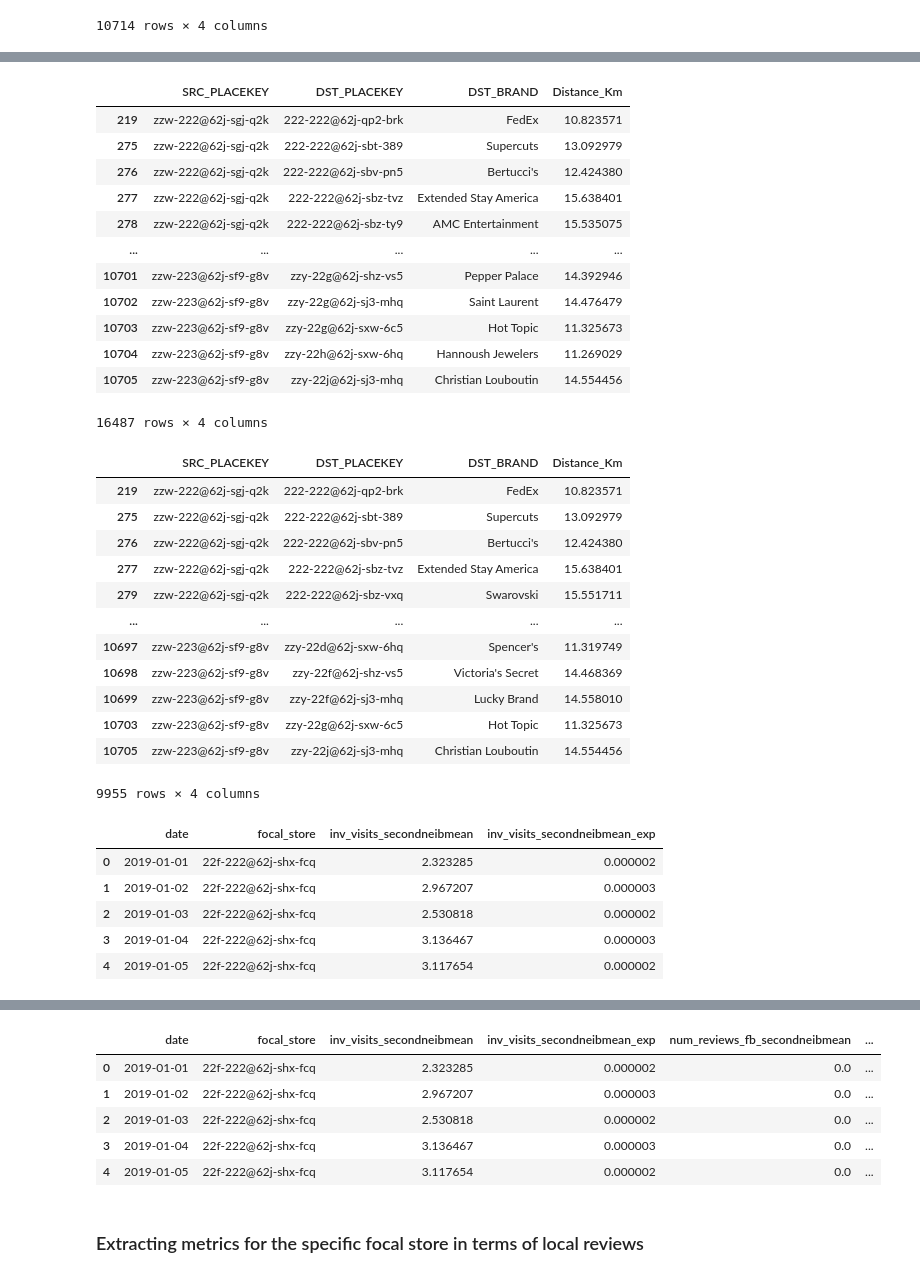
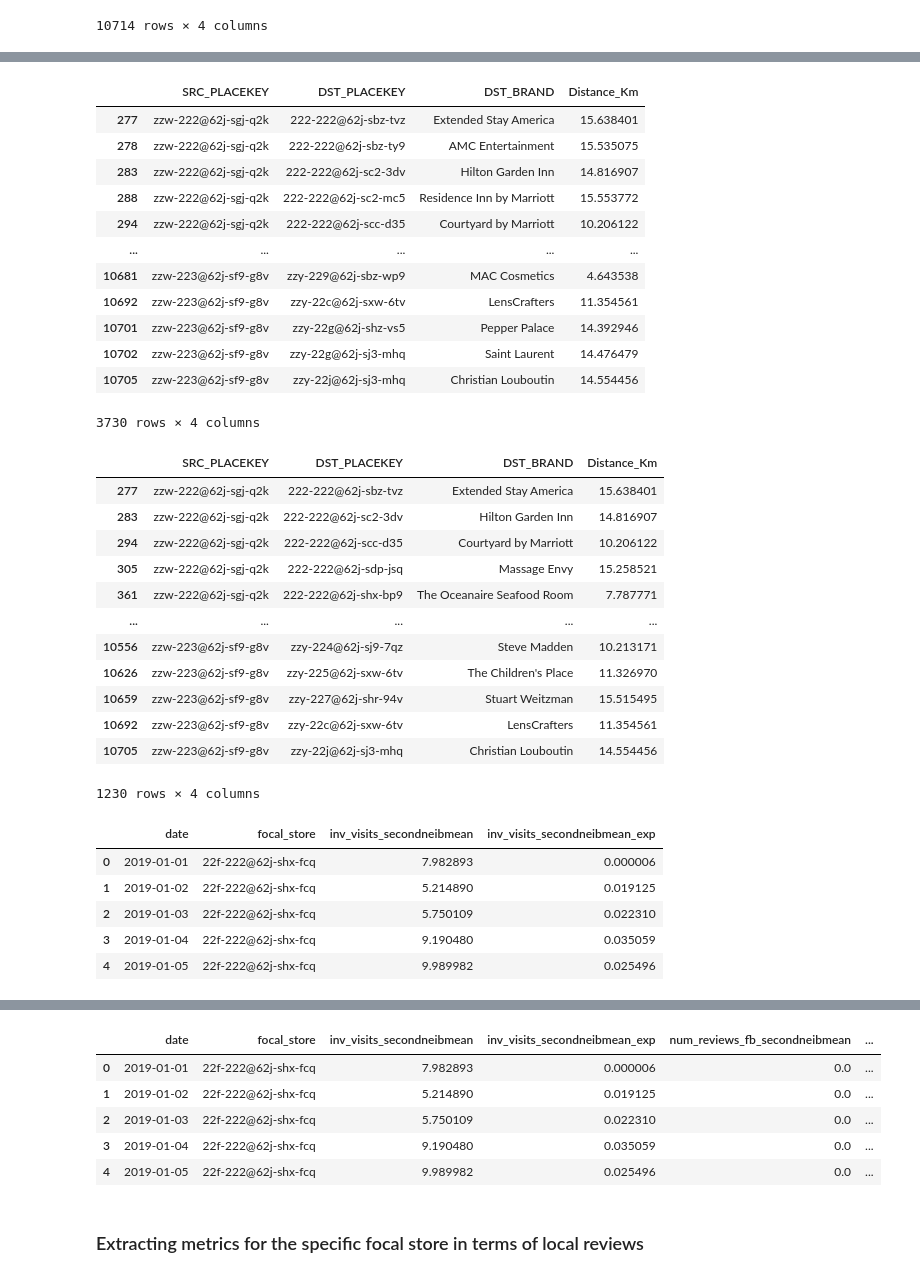
Before and after one commit to embedded-robotics/local-business-network, a Jupyter notebook: step3_calculations.ipynb, the cells around one changed output, grey strips where cells are left out. Saved outputs shown, nothing was run; the diff lists cells and outputs as text; code cells hidden in the pictures.

```diff
--- a/step3_calculations.ipynb
+++ b/step3_calculations.ipynb
@@ -277,3 +279,6 @@ foc_store
+# %%
+foc_store_all_first_degree_neibs = distance_results[(distance_results['From_PLACEKEY'] == foc_store) & (distance_results['Distance_km'] <= 16.0934)]['To_PLACEKEY'].to_list()
+foc_store_all_first_degree_neibs_brands = brands_visits[brands_visits['PLACEKEY'].isin(foc_store_all_first_degree_neibs)]['brand_visitation'].unique().tolist()
 # %%
 foc_store_first_degree_neibs = focal_stores_first_degree_neib[focal_stores_first_degree_neib['From_PLACEKEY'] == foc_store]['To_PLACEKEY'].to_list()
 foc_store_first_degree_neibs
@@ -464,39 +493,40 @@ for i in range(len(foc_store_first_degree_neibs)):
 # %%
 # Excluding first degree neighboring brand, all the first degree neighbors brand stores, and calculating the second degree neighbors (less than 1 mile)
-second_neib_df = second_neib_df[(second_neib_df['DST_BRAND'] != unique_neib) &
+second_neib_df = second_neib_df[(~second_neib_df['DST_BRAND'].isin(foc_store_all_first_degree_neibs_brands)) &
+                                (second_neib_df['DST_BRAND'] != unique_neib) &
                                 (second_neib_df['Distance_Km']<=16.0934)]
 second_neib_df
 # %% [output]
 |  | SRC_PLACEKEY | DST_PLACEKEY | DST_BRAND | Distance_Km |
-| 219 | zzw-222@62j-sgj-q2k | 222-222@62j-qp2-brk | FedEx | 10.823571 |
-| 275 | zzw-222@62j-sgj-q2k | 222-222@62j-sbt-389 | Supercuts | 13.092979 |
-| 276 | zzw-222@62j-sgj-q2k | 222-222@62j-sbv-pn5 | Bertucci's | 12.424380 |
 | 277 | zzw-222@62j-sgj-q2k | 222-222@62j-sbz-tvz | Extended Stay America | 15.638401 |
 | 278 | zzw-222@62j-sgj-q2k | 222-222@62j-sbz-ty9 | AMC Entertainment | 15.535075 |
+| 283 | zzw-222@62j-sgj-q2k | 222-222@62j-sc2-3dv | Hilton Garden Inn | 14.816907 |
+| 288 | zzw-222@62j-sgj-q2k | 222-222@62j-sc2-mc5 | Residence Inn by Marriott | 15.553772 |
+| 294 | zzw-222@62j-sgj-q2k | 222-222@62j-scc-d35 | Courtyard by Marriott | 10.206122 |
 | ... | ... | ... | ... | ... |
+| 10681 | zzw-223@62j-sf9-g8v | zzy-229@62j-sbz-wp9 | MAC Cosmetics | 4.643538 |
+| 10692 | zzw-223@62j-sf9-g8v | zzy-22c@62j-sxw-6tv | LensCrafters | 11.354561 |
 | 10701 | zzw-223@62j-sf9-g8v | zzy-22g@62j-shz-vs5 | Pepper Palace | 14.392946 |
 | 10702 | zzw-223@62j-sf9-g8v | zzy-22g@62j-sj3-mhq | Saint Laurent | 14.476479 |
-| 10703 | zzw-223@62j-sf9-g8v | zzy-22g@62j-sxw-6c5 | Hot Topic | 11.325673 |
-| 10704 | zzw-223@62j-sf9-g8v | zzy-22h@62j-sxw-6hq | Hannoush Jewelers | 11.269029 |
 | 10705 | zzw-223@62j-sf9-g8v | zzy-22j@62j-sj3-mhq | Christian Louboutin | 14.554456 |
-16487 rows × 4 columns
+3730 rows × 4 columns
 # %%
 second_neib_df_local_reviews = second_neib_df[second_neib_df['DST_BRAND'].isin(brand_visit_local_reviews_list)]
 second_neib_df_local_reviews
 # %% [output]
 |  | SRC_PLACEKEY | DST_PLACEKEY | DST_BRAND | Distance_Km |
-| 219 | zzw-222@62j-sgj-q2k | 222-222@62j-qp2-brk | FedEx | 10.823571 |
-| 275 | zzw-222@62j-sgj-q2k | 222-222@62j-sbt-389 | Supercuts | 13.092979 |
-| 276 | zzw-222@62j-sgj-q2k | 222-222@62j-sbv-pn5 | Bertucci's | 12.424380 |
 | 277 | zzw-222@62j-sgj-q2k | 222-222@62j-sbz-tvz | Extended Stay America | 15.638401 |
-| 279 | zzw-222@62j-sgj-q2k | 222-222@62j-sbz-vxq | Swarovski | 15.551711 |
+| 283 | zzw-222@62j-sgj-q2k | 222-222@62j-sc2-3dv | Hilton Garden Inn | 14.816907 |
+| 294 | zzw-222@62j-sgj-q2k | 222-222@62j-scc-d35 | Courtyard by Marriott | 10.206122 |
+| 305 | zzw-222@62j-sgj-q2k | 222-222@62j-sdp-jsq | Massage Envy | 15.258521 |
+| 361 | zzw-222@62j-sgj-q2k | 222-222@62j-shx-bp9 | The Oceanaire Seafood Room | 7.787771 |
 | ... | ... | ... | ... | ... |
-| 10697 | zzw-223@62j-sf9-g8v | zzy-22d@62j-sxw-6hq | Spencer's | 11.319749 |
-| 10698 | zzw-223@62j-sf9-g8v | zzy-22f@62j-shz-vs5 | Victoria's Secret | 14.468369 |
-| 10699 | zzw-223@62j-sf9-g8v | zzy-22f@62j-sj3-mhq | Lucky Brand | 14.558010 |
-| 10703 | zzw-223@62j-sf9-g8v | zzy-22g@62j-sxw-6c5 | Hot Topic | 11.325673 |
+| 10556 | zzw-223@62j-sf9-g8v | zzy-224@62j-sj9-7qz | Steve Madden | 10.213171 |
+| 10626 | zzw-223@62j-sf9-g8v | zzy-225@62j-sxw-6tv | The Children's Place | 11.326970 |
+| 10659 | zzw-223@62j-sf9-g8v | zzy-227@62j-shr-94v | Stuart Weitzman | 15.515495 |
+| 10692 | zzw-223@62j-sf9-g8v | zzy-22c@62j-sxw-6tv | LensCrafters | 11.354561 |
 | 10705 | zzw-223@62j-sf9-g8v | zzy-22j@62j-sj3-mhq | Christian Louboutin | 14.554456 |
-9955 rows × 4 columns
+1230 rows × 4 columns
 # %%
 first_deg_stores = second_neib_df['SRC_PLACEKEY'].unique().tolist()
 second_deg_stores = second_neib_df['DST_PLACEKEY'].unique().tolist()
@@ -587,11 +617,11 @@ second_neib_metrics_visits = second_neib_metrics_visits.rename(columns={0: 'foca
 second_neib_metrics_visits.head()
 # %% [output]
 |  | date | focal_store | inv_visits_secondneibmean | inv_visits_secondneibmean_exp |
-| 0 | 2019-01-01 | 22f-222@62j-shx-fcq | 2.323285 | 0.000002 |
-| 1 | 2019-01-02 | 22f-222@62j-shx-fcq | 2.967207 | 0.000003 |
-| 2 | 2019-01-03 | 22f-222@62j-shx-fcq | 2.530818 | 0.000002 |
-| 3 | 2019-01-04 | 22f-222@62j-shx-fcq | 3.136467 | 0.000003 |
-| 4 | 2019-01-05 | 22f-222@62j-shx-fcq | 3.117654 | 0.000002 |
+| 0 | 2019-01-01 | 22f-222@62j-shx-fcq | 7.982893 | 0.000006 |
+| 1 | 2019-01-02 | 22f-222@62j-shx-fcq | 5.214890 | 0.019125 |
+| 2 | 2019-01-03 | 22f-222@62j-shx-fcq | 5.750109 | 0.022310 |
+| 3 | 2019-01-04 | 22f-222@62j-shx-fcq | 9.190480 | 0.035059 |
+| 4 | 2019-01-05 | 22f-222@62j-shx-fcq | 9.989982 | 0.025496 |
 # %%
 second_neib_metrics_local_reviews = brand_visit_local_reviews[brand_visit_local_reviews['PLACEKEY'].isin(second_deg_stores_local_reviews)][['date', 'PLACEKEY', 'localized_fb_reviews_60_days','localized_ig_reviews_60_days',
                                                                                             'localized_tw_reviews_60_days']].groupby('date').apply(calculate_second_neib_mean_reviews)
@@ -612,10 +642,10 @@ second_neib_metrics = pd.merge(left=second_neib_metrics_visits, right=second_nei
 second_neib_metrics.head()
 # %% [output]
 |  | date | focal_store | inv_visits_secondneibmean | inv_visits_secondneibmean_exp | num_reviews_fb_secondneibmean | ... |
-| 0 | 2019-01-01 | 22f-222@62j-shx-fcq | 2.323285 | 0.000002 | 0.0 | ... |
-| 1 | 2019-01-02 | 22f-222@62j-shx-fcq | 2.967207 | 0.000003 | 0.0 | ... |
-| 2 | 2019-01-03 | 22f-222@62j-shx-fcq | 2.530818 | 0.000002 | 0.0 | ... |
-| 3 | 2019-01-04 | 22f-222@62j-shx-fcq | 3.136467 | 0.000003 | 0.0 | ... |
-| 4 | 2019-01-05 | 22f-222@62j-shx-fcq | 3.117654 | 0.000002 | 0.0 | ... |
+| 0 | 2019-01-01 | 22f-222@62j-shx-fcq | 7.982893 | 0.000006 | 0.0 | ... |
+| 1 | 2019-01-02 | 22f-222@62j-shx-fcq | 5.214890 | 0.019125 | 0.0 | ... |
+| 2 | 2019-01-03 | 22f-222@62j-shx-fcq | 5.750109 | 0.022310 | 0.0 | ... |
+| 3 | 2019-01-04 | 22f-222@62j-shx-fcq | 9.190480 | 0.035059 | 0.0 | ... |
+| 4 | 2019-01-05 | 22f-222@62j-shx-fcq | 9.989982 | 0.025496 | 0.0 | ... |
 # %% [markdown]
 ### Extracting metrics for the specific focal store in terms of local reviews
```
Also changed, not shown: parts of 7 cells of this notebook, 1 other file.
